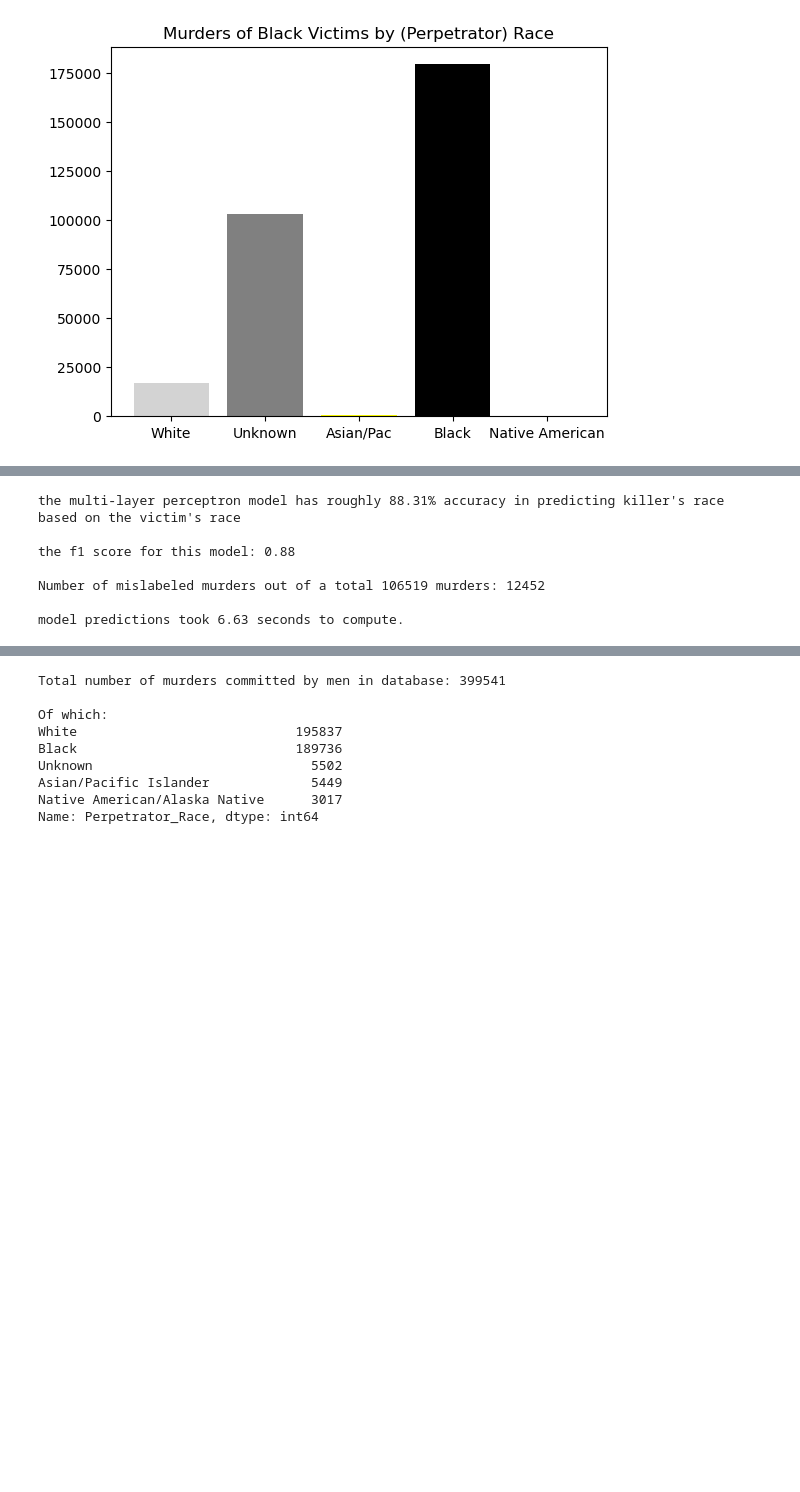
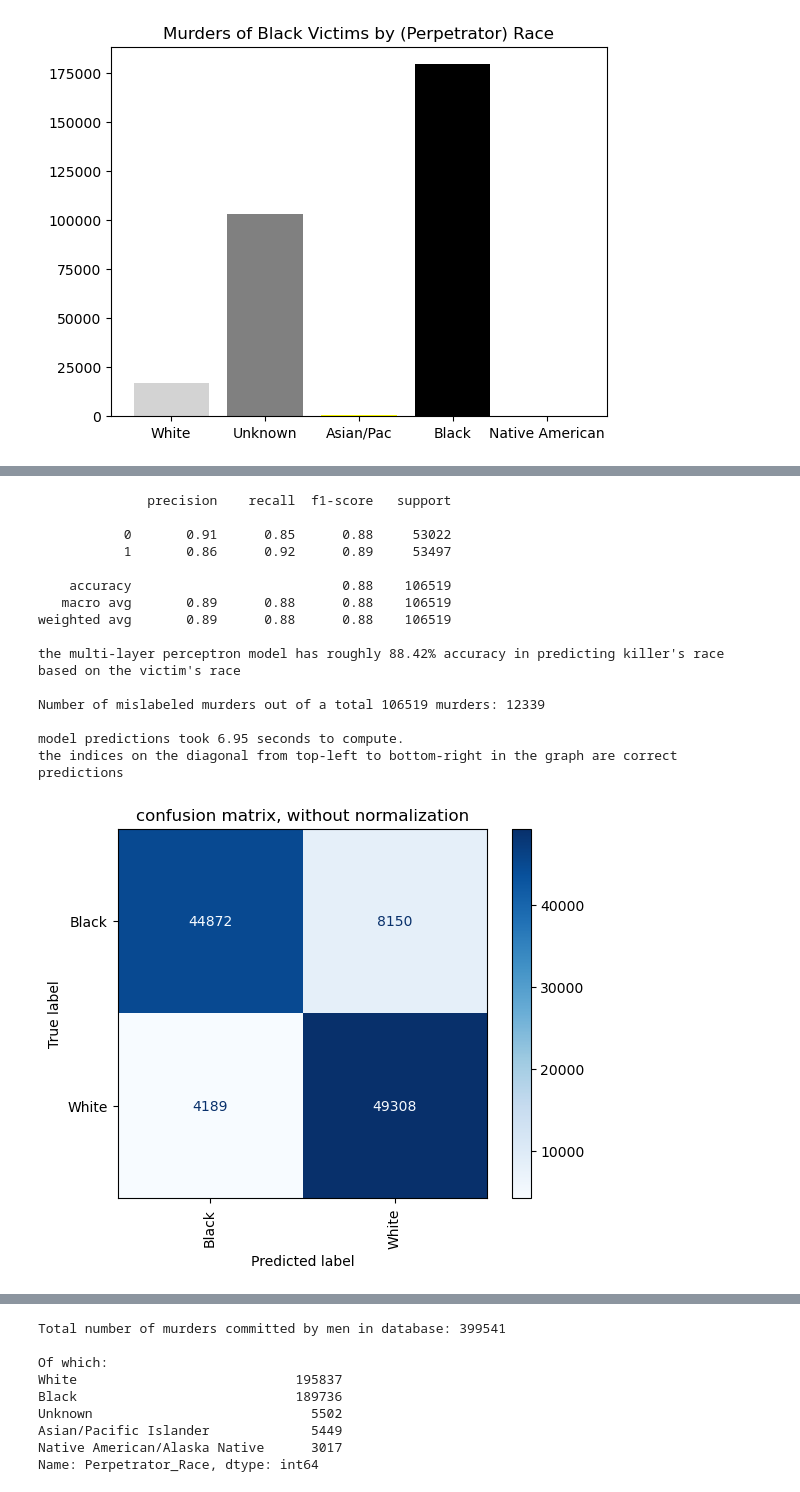
Before and after one commit to peethree/machine-learning, a Jupyter notebook: machine_learning_project.ipynb, the cells around one changed output, grey strips where cells are left out. Cells and saved outputs as stored; diff of their text form; code cells hidden in the pictures; blank space fills up the shorter version.

```diff
--- a/machine_learning_project.ipynb
+++ b/machine_learning_project.ipynb
@@ -289,7 +356,7 @@ import pandas as pd
 from sklearn.preprocessing import LabelEncoder
 from sklearn.neural_network import MLPClassifier
 from sklearn.model_selection import train_test_split
-from sklearn.metrics import accuracy_score, f1_score
+from sklearn.metrics import precision_score, accuracy_score, recall_score, confusion_matrix, classification_report
 import time
 
 
@@ -309,38 +376,70 @@ murder_data = murder_data[(murder_data["Victim_Race"].isin(bias)) & (murder_data
 enc = LabelEncoder()
 X = pd.get_dummies(murder_data[["Victim_Race"]])
 y = enc.fit_transform(murder_data["Perpetrator_Race"])
 
 X_train, X_test, y_train, y_test = train_test_split(X, y, test_size=0.25)
 
 start = time.time()
 
 # neural network, multi-layer perceptron
 model = MLPClassifier()
 
 model.fit(X_train, y_train)
 
 predictions = model.predict(X_test)
 
 end = time.time()
 
 duration = end - start
 
-score = accuracy_score(y_test, predictions)
-print(f"the multi-layer perceptron model has roughly {100*score:,.2f}% accuracy in predicting killer's race based on the victim's race\n")
-f1 = f1_score(y_test, predictions, average='weighted')
-print(f"the f1 score for this model: {f1:,.2f}\n")
+mlp_score = accuracy_score(y_test, predictions)
+
+report = classification_report(y_test, predictions)
+print(report)
+
+print(f"the multi-layer perceptron model has roughly {100*mlp_score:,.2f}% accuracy in predicting killer's race based on the victim's race\n")
 
 print("Number of mislabeled murders out of a total %d murders: %d"
       % (X_test.shape[0], (y_test != predictions).sum()))
 
 print()
 
 print(f"model predictions took {duration:.2f} seconds to compute.")
+
+labels = enc.inverse_transform(range(len(enc.classes_)))
+
+titles_options = [
+    ("confusion matrix, without normalization", None),
+    ("normalized confusion matrix", "true"),
+]
+for title, normalize in titles_options:
+    disp = ConfusionMatrixDisplay.from_estimator(
+        model,
+        X_test,
+        y_test,
+        display_labels=labels,
+        cmap=plt.cm.Blues,
+        normalize=normalize,
+        xticks_rotation="vertical"
+    )
+    disp.ax_.set_title(title)
+
+print("the indices on the diagonal from top-left to bottom-right in the graph are correct predictions")
+plt.show()
 # %% [output]
-the multi-layer perceptron model has roughly 88.31% accuracy in predicting killer's race based on the victim's race
+              precision    recall  f1-score   support
 
-the f1 score for this model: 0.88
+           0       0.91      0.85      0.88     53022
+           1       0.86      0.92      0.89     53497
 
-Number of mislabeled murders out of a total 106519 murders: 12452
+    accuracy                           0.88    106519
+   macro avg       0.89      0.88      0.88    106519
+weighted avg       0.89      0.88      0.88    106519
 
-model predictions took 6.63 seconds to compute.
+the multi-layer perceptron model has roughly 88.42% accuracy in predicting killer's race based on the victim's race
+
+Number of mislabeled murders out of a total 106519 murders: 12339
+
+model predictions took 6.95 seconds to compute.
+the indices on the diagonal from top-left to bottom-right in the graph are correct predictions
+[figure, added]
```
Also changed, not shown: parts of 10 cells of this notebook.
